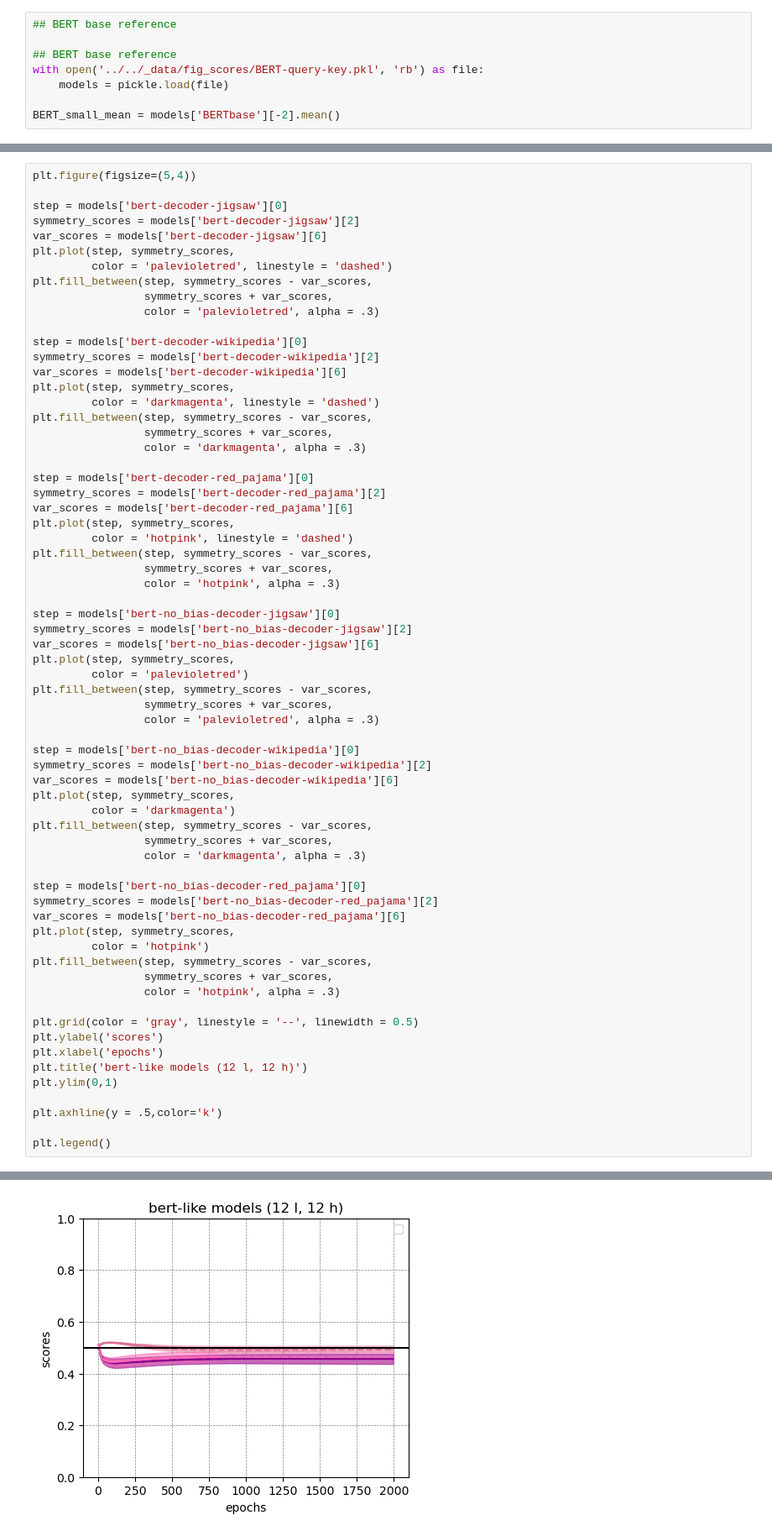
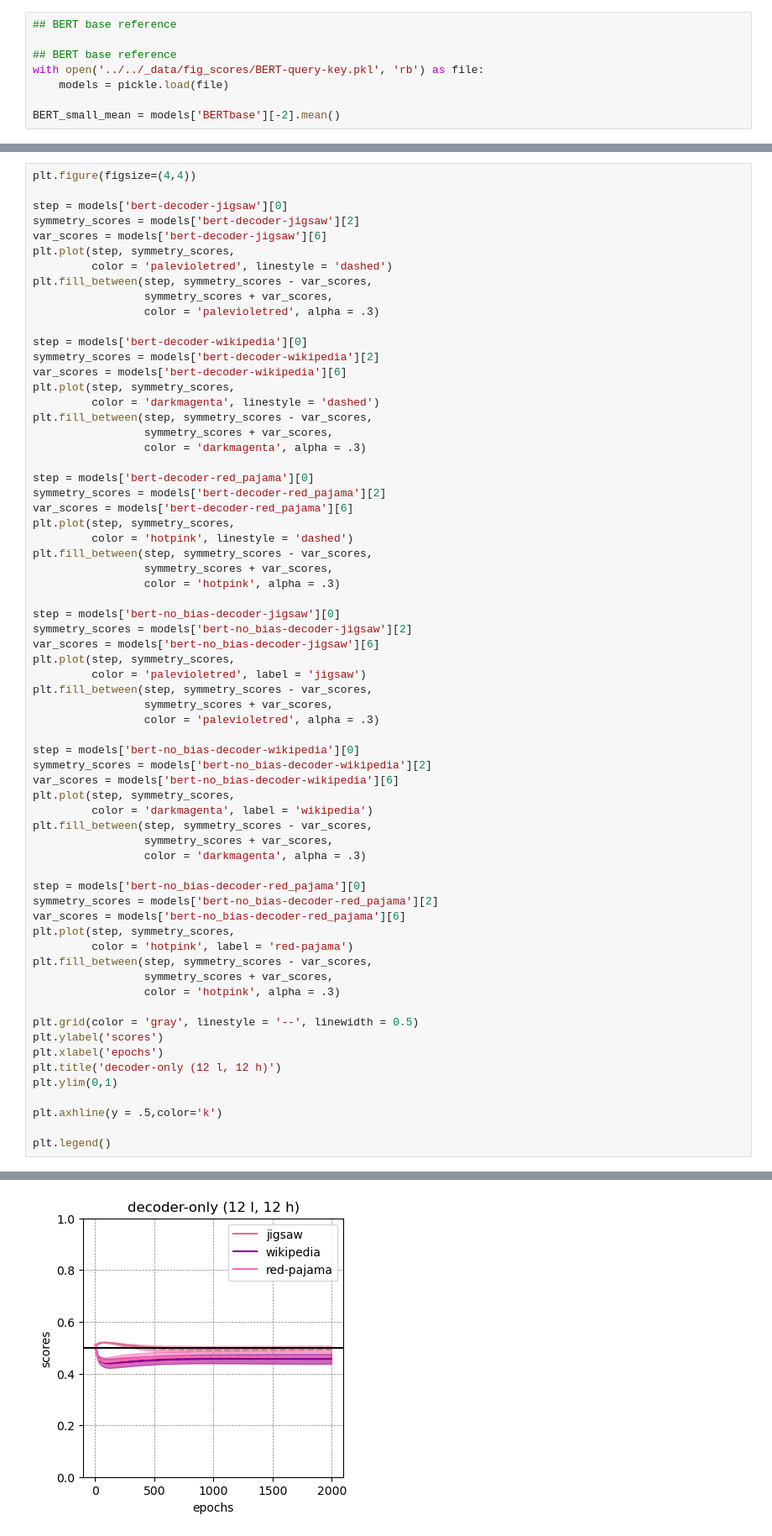
Before and after one commit to matteosaponati/attention-geometry, a Jupyter notebook: figures/custom-models/BERT-bias.ipynb, the cells around one changed output, grey strips where cells are left out. Shown at 84% size. Cells and saved outputs as stored; diff of their text form.

```diff
--- a/figures/custom-models/BERT-bias.ipynb
+++ b/figures/custom-models/BERT-bias.ipynb
@@ -129,5 +129,5 @@ Text(0.5, 1.0, 'bert-like models (12 l, 12 h)')
 # %%
-plt.figure(figsize=(5,4))
+plt.figure(figsize=(4,4))
 
 step = models['bert-decoder-jigsaw'][0]
 symmetry_scores = models['bert-decoder-jigsaw'][2]
@@ -160,7 +160,7 @@ step = models['bert-no_bias-decoder-jigsaw'][0]
 symmetry_scores = models['bert-no_bias-decoder-jigsaw'][2]
 var_scores = models['bert-no_bias-decoder-jigsaw'][6]
 plt.plot(step, symmetry_scores,
-         color = 'palevioletred')
+         color = 'palevioletred', label = 'jigsaw')
 plt.fill_between(step, symmetry_scores - var_scores,
                  symmetry_scores + var_scores,
                  color = 'palevioletred', alpha = .3)
@@ -169,7 +169,7 @@ step = models['bert-no_bias-decoder-wikipedia'][0]
 symmetry_scores = models['bert-no_bias-decoder-wikipedia'][2]
 var_scores = models['bert-no_bias-decoder-wikipedia'][6]
 plt.plot(step, symmetry_scores,
-         color = 'darkmagenta')
+         color = 'darkmagenta', label = 'wikipedia')
 plt.fill_between(step, symmetry_scores - var_scores,
                  symmetry_scores + var_scores,
                  color = 'darkmagenta', alpha = .3)
@@ -178,7 +178,7 @@ step = models['bert-no_bias-decoder-red_pajama'][0]
 symmetry_scores = models['bert-no_bias-decoder-red_pajama'][2]
 var_scores = models['bert-no_bias-decoder-red_pajama'][6]
 plt.plot(step, symmetry_scores,
-         color = 'hotpink')
+         color = 'hotpink', label = 'red-pajama')
 plt.fill_between(step, symmetry_scores - var_scores,
                  symmetry_scores + var_scores,
                  color = 'hotpink', alpha = .3)
@@ -186,7 +186,7 @@ plt.fill_between(step, symmetry_scores - var_scores,
 plt.grid(color = 'gray', linestyle = '--', linewidth = 0.5)
 plt.ylabel('scores')
 plt.xlabel('epochs')
-plt.title('bert-like models (12 l, 12 h)')
+plt.title('decoder-only (12 l, 12 h)')
 plt.ylim(0,1)
 
 plt.axhline(y = .5,color='k')
@@ -198,2 +197,2 @@ No artists with labels found to put in legend.  Note that artists whose label st
-[figure, old version]
+[figure, new version]
 # %%
```
Also changed, not shown: parts of 4 cells of this notebook, 3 other files.
